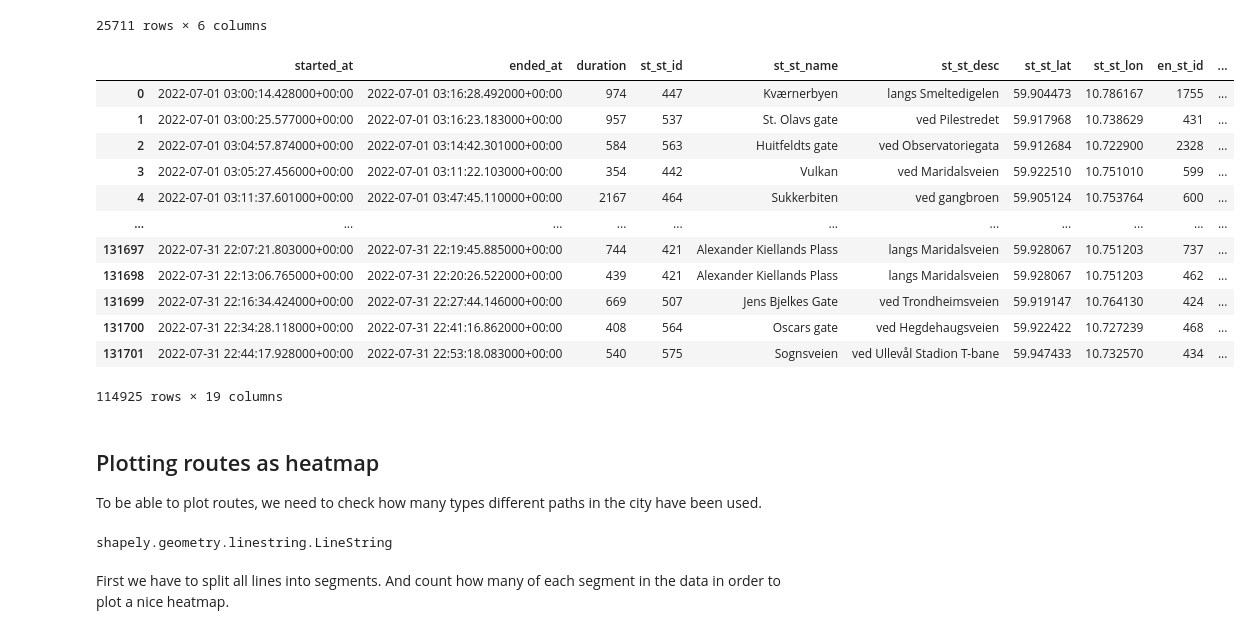
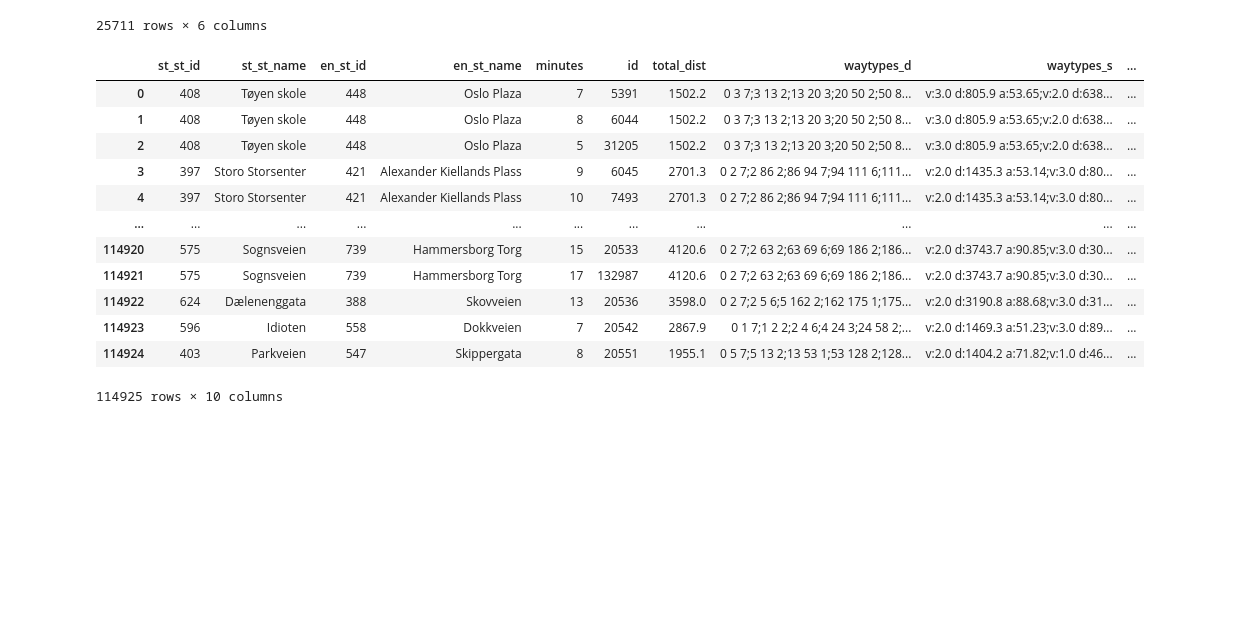
Before and after one commit to ThomasClaudinger/KDS_GeospatialDataScience_project, a Jupyter notebook: scripts/unique_routes.ipynb, the cells around one changed output. Saved outputs shown, nothing was run; the diff lists cells and outputs as text; code cells hidden in the pictures; blank space fills up the shorter version.

```diff
--- a/scripts/unique_routes.ipynb
+++ b/scripts/unique_routes.ipynb
@@ -163,35 +259,35 @@ routes_gdf
 | 25710 | 403 | 547 | 1955.1 | 0 5 7;5 13 2;13 53 1;53 128 2;128... | v:2.0 d:1404.2 a:71.82;v:1.0 d:46... | LINESTRING (10.73048 59.92177, 10... |
 25711 rows × 6 columns
 # %%
+# You want to export new data?
+export_new_data = False
+
 # Enrich the bike data with the route data.
-bike_data2 = bike_data.merge(routes_gdf, on=['st_st_id', 'en_st_id'], how='left')
+bike_data2 = routes_gdf.merge(bike_data, on=['st_st_id', 'en_st_id'], how='left')
 
 # Drop the rows we dont have data for.
 bike_data2.dropna(subset=['waytypes_d'], inplace=True)
 
+# Change order of columns as original gdf.
+bike_data2 = bike_data2[['st_st_id', 'st_st_name', 'en_st_id', 'en_st_name', 'minutes', 'id', 'total_dist', 'waytypes_d', 'waytypes_s', 'geometry']]
+
+# Exprt as shp.
+if export_new_data:
+    bike_data2.to_file('../data/data_all_gpd_v4.shp')
+
 # Lets see how many rows we have.
 bike_data2
 # %% [output]
-|  | started_at | ended_at | duration | st_st_id | st_st_name | st_st_desc | st_st_lat | st_st_lon | en_st_id | ... |
-| 0 | 2022-07-01 03:00:14.428000+00:00 | 2022-07-01 03:16:28.492000+00:00 | 974 | 447 | Kværnerbyen | langs Smeltedigelen | 59.904473 | 10.786167 | 1755 | ... |
-| 1 | 2022-07-01 03:00:25.577000+00:00 | 2022-07-01 03:16:23.183000+00:00 | 957 | 537 | St. Olavs gate | ved Pilestredet | 59.917968 | 10.738629 | 431 | ... |
-| 2 | 2022-07-01 03:04:57.874000+00:00 | 2022-07-01 03:14:42.301000+00:00 | 584 | 563 | Huitfeldts gate | ved Observatoriegata | 59.912684 | 10.722900 | 2328 | ... |
-| 3 | 2022-07-01 03:05:27.456000+00:00 | 2022-07-01 03:11:22.103000+00:00 | 354 | 442 | Vulkan | ved Maridalsveien | 59.922510 | 10.751010 | 599 | ... |
-| 4 | 2022-07-01 03:11:37.601000+00:00 | 2022-07-01 03:47:45.110000+00:00 | 2167 | 464 | Sukkerbiten | ved gangbroen | 59.905124 | 10.753764 | 600 | ... |
+|  | st_st_id | st_st_name | en_st_id | en_st_name | minutes | id | total_dist | waytypes_d | waytypes_s | ... |
+| 0 | 408 | Tøyen skole | 448 | Oslo Plaza | 7 | 5391 | 1502.2 | 0 3 7;3 13 2;13 20 3;20 50 2;50 8... | v:3.0 d:805.9 a:53.65;v:2.0 d:638... | ... |
+| 1 | 408 | Tøyen skole | 448 | Oslo Plaza | 8 | 6044 | 1502.2 | 0 3 7;3 13 2;13 20 3;20 50 2;50 8... | v:3.0 d:805.9 a:53.65;v:2.0 d:638... | ... |
+| 2 | 408 | Tøyen skole | 448 | Oslo Plaza | 5 | 31205 | 1502.2 | 0 3 7;3 13 2;13 20 3;20 50 2;50 8... | v:3.0 d:805.9 a:53.65;v:2.0 d:638... | ... |
+| 3 | 397 | Storo Storsenter | 421 | Alexander Kiellands Plass | 9 | 6045 | 2701.3 | 0 2 7;2 86 2;86 94 7;94 111 6;111... | v:2.0 d:1435.3 a:53.14;v:3.0 d:80... | ... |
+| 4 | 397 | Storo Storsenter | 421 | Alexander Kiellands Plass | 10 | 7493 | 2701.3 | 0 2 7;2 86 2;86 94 7;94 111 6;111... | v:2.0 d:1435.3 a:53.14;v:3.0 d:80... | ... |
 | ... | ... | ... | ... | ... | ... | ... | ... | ... | ... | ... |
-| 131697 | 2022-07-31 22:07:21.803000+00:00 | 2022-07-31 22:19:45.885000+00:00 | 744 | 421 | Alexander Kiellands Plass | langs Maridalsveien | 59.928067 | 10.751203 | 737 | ... |
-| 131698 | 2022-07-31 22:13:06.765000+00:00 | 2022-07-31 22:20:26.522000+00:00 | 439 | 421 | Alexander Kiellands Plass | langs Maridalsveien | 59.928067 | 10.751203 | 462 | ... |
-| 131699 | 2022-07-31 22:16:34.424000+00:00 | 2022-07-31 22:27:44.146000+00:00 | 669 | 507 | Jens Bjelkes Gate | ved Trondheimsveien | 59.919147 | 10.764130 | 424 | ... |
-| 131700 | 2022-07-31 22:34:28.118000+00:00 | 2022-07-31 22:41:16.862000+00:00 | 408 | 564 | Oscars gate | ved Hegdehaugsveien | 59.922422 | 10.727239 | 468 | ... |
-| 131701 | 2022-07-31 22:44:17.928000+00:00 | 2022-07-31 22:53:18.083000+00:00 | 540 | 575 | Sognsveien | ved Ullevål Stadion T-bane | 59.947433 | 10.732570 | 434 | ... |
+| 114920 | 575 | Sognsveien | 739 | Hammersborg Torg | 15 | 20533 | 4120.6 | 0 2 7;2 63 2;63 69 6;69 186 2;186... | v:2.0 d:3743.7 a:90.85;v:3.0 d:30... | ... |
+| 114921 | 575 | Sognsveien | 739 | Hammersborg Torg | 17 | 132987 | 4120.6 | 0 2 7;2 63 2;63 69 6;69 186 2;186... | v:2.0 d:3743.7 a:90.85;v:3.0 d:30... | ... |
+| 114922 | 624 | Dælenenggata | 388 | Skovveien | 13 | 20536 | 3598.0 | 0 2 7;2 5 6;5 162 2;162 175 1;175... | v:2.0 d:3190.8 a:88.68;v:3.0 d:31... | ... |
+| 114923 | 596 | Idioten | 558 | Dokkveien | 7 | 20542 | 2867.9 | 0 1 7;1 2 2;2 4 6;4 24 3;24 58 2;... | v:2.0 d:1469.3 a:51.23;v:3.0 d:89... | ... |
+| 114924 | 403 | Parkveien | 547 | Skippergata | 8 | 20551 | 1955.1 | 0 5 7;5 13 2;13 53 1;53 128 2;128... | v:2.0 d:1404.2 a:71.82;v:1.0 d:46... | ... |
-114925 rows × 19 columns
+114925 rows × 10 columns
-# %% [markdown]
-## Plotting routes as heatmap
-
-To be able to plot routes, we need to check how many types different paths in the city have been used.
-# %%
-type(bike_data2.iloc[0].geometry)
-# %% [output]
-shapely.geometry.linestring.LineString
-# %% [markdown]
-First we have to split all lines into segments. And count how many of each segment in the data in order to plot a nice heatmap.
```
Also changed, not shown: parts of 18 cells of this notebook, 2 other files.
